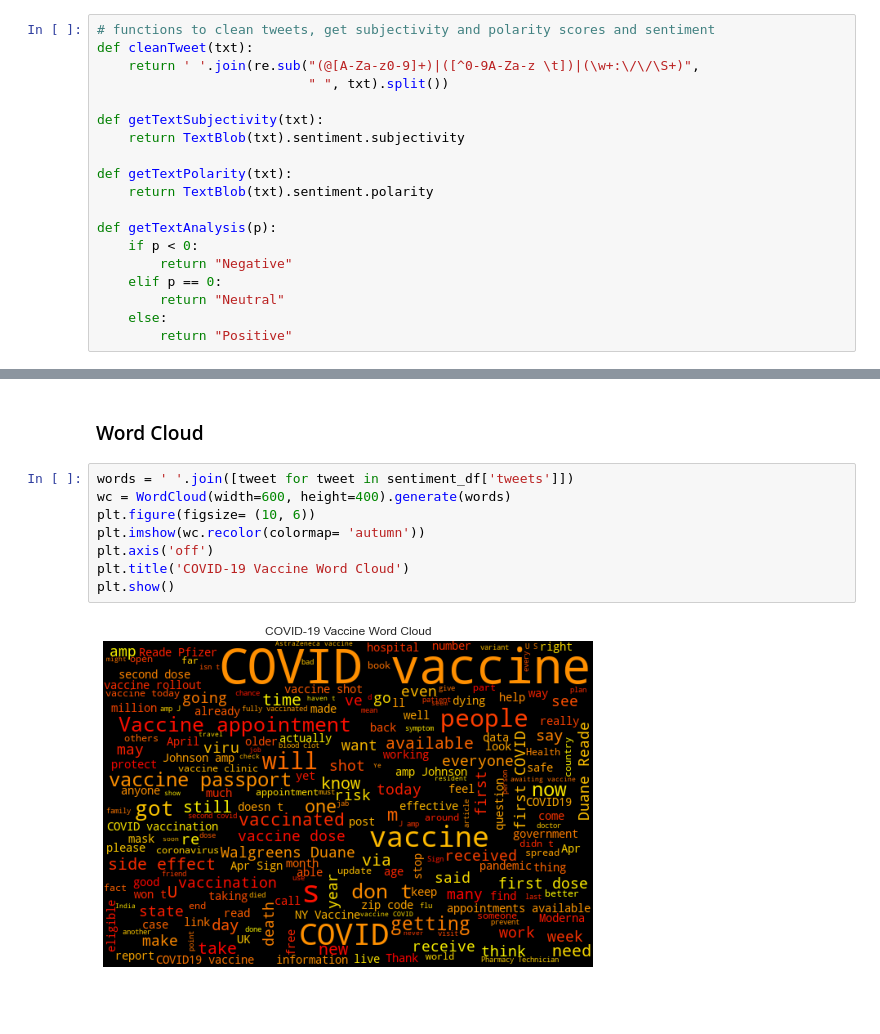
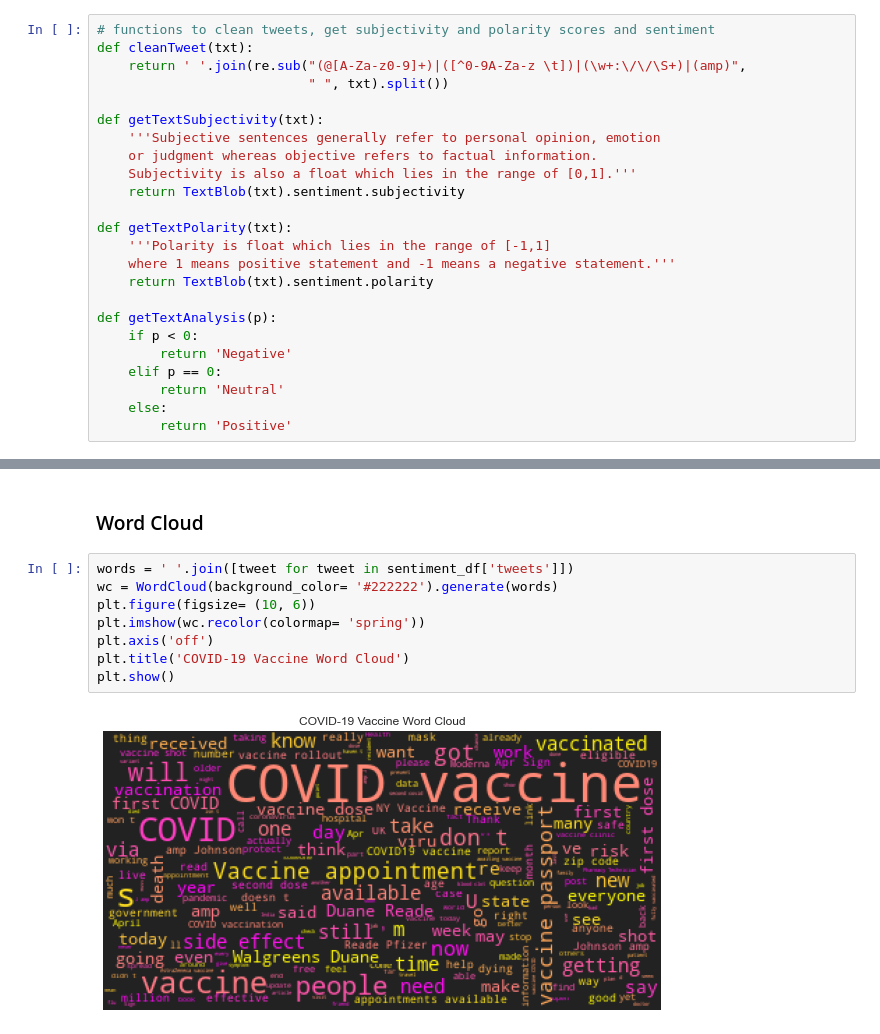
Before and after one commit to cassnutt/worldwide_covid19_vaccines, a Jupyter notebook: Twitter Sentiment Analysis.ipynb, the cells around one changed output, grey strips where cells are left out. Cells and saved outputs as stored; diff of their text form; blank space fills up the shorter version.

Commit message:
sentiment plots

```diff
--- a/Twitter Sentiment Analysis.ipynb
+++ b/Twitter Sentiment Analysis.ipynb
@@ -469,22 +486,27 @@ TypeError: expected string or bytes-like object
 # %%
 # functions to clean tweets, get subjectivity and polarity scores and sentiment
 def cleanTweet(txt):
-    return ' '.join(re.sub("(@[A-Za-z0-9]+)|([^0-9A-Za-z \t])|(\w+:\/\/\S+)",
+    return ' '.join(re.sub("(@[A-Za-z0-9]+)|([^0-9A-Za-z \t])|(\w+:\/\/\S+)|(amp)",
                            " ", txt).split())
 
 def getTextSubjectivity(txt):
+    '''Subjective sentences generally refer to personal opinion, emotion
+    or judgment whereas objective refers to factual information.
+    Subjectivity is also a float which lies in the range of [0,1].'''
     return TextBlob(txt).sentiment.subjectivity
 
 def getTextPolarity(txt):
+    '''Polarity is float which lies in the range of [-1,1]
+    where 1 means positive statement and -1 means a negative statement.'''
     return TextBlob(txt).sentiment.polarity
 
 def getTextAnalysis(p):
     if p < 0:
-        return "Negative"
+        return 'Negative'
     elif p == 0:
-        return "Neutral"
+        return 'Neutral'
     else:
-        return "Positive"
+        return 'Positive'
 # %%
 # apply functions to tweets
 sentiment_df['tweets'] = sentiment_df['tweets'].apply(clean_tweet)
@@ -536,11 +550,11 @@ KeyboardInterrupt:
 ### Word Cloud
 # %%
 words = ' '.join([tweet for tweet in sentiment_df['tweets']])
-wc = WordCloud(width=600, height=400).generate(words)
+wc = WordCloud(background_color= '#222222').generate(words)
 plt.figure(figsize= (10, 6))
-plt.imshow(wc.recolor(colormap= 'autumn'))
+plt.imshow(wc.recolor(colormap= 'spring'))
 plt.axis('off')
 plt.title('COVID-19 Vaccine Word Cloud')
 plt.show()
 # %% [output]
-[figure, old version]
+[figure, new version]
```
Also changed, not shown: parts of 4 cells of this notebook, 1 other file.
